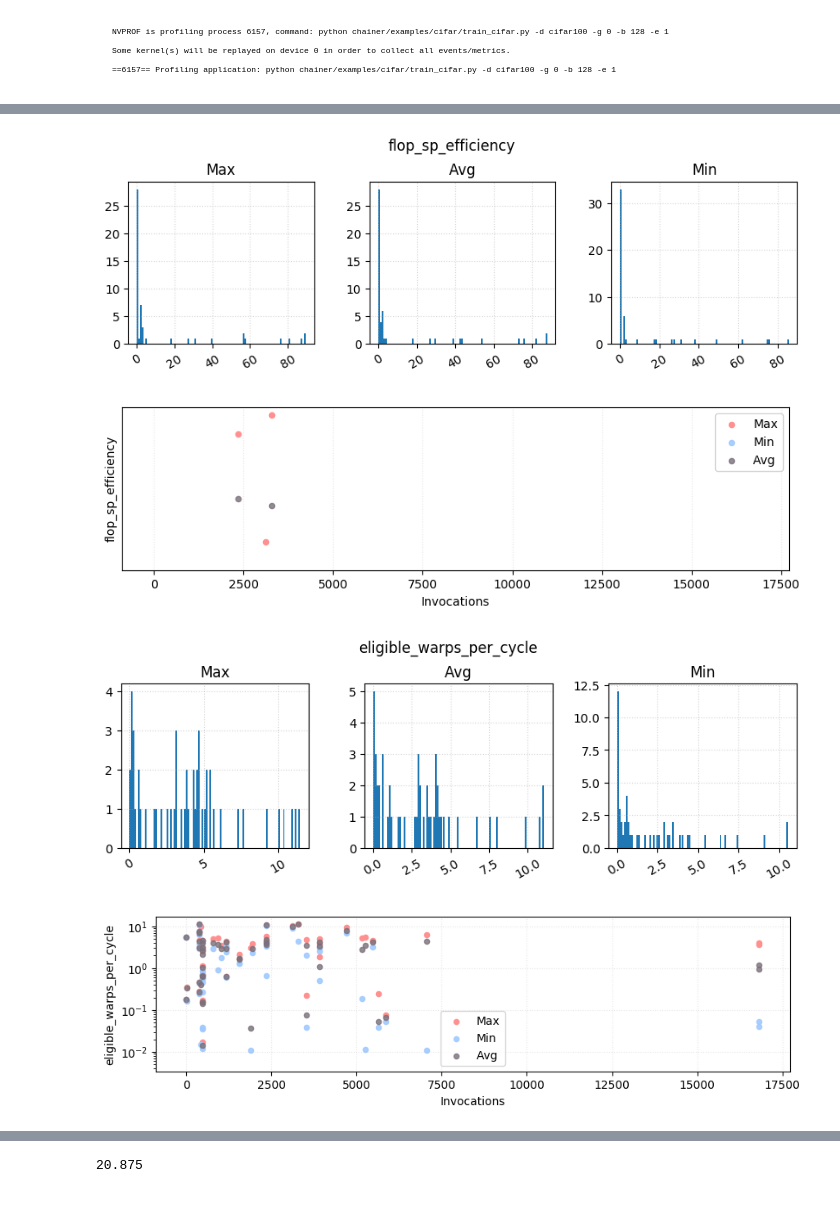
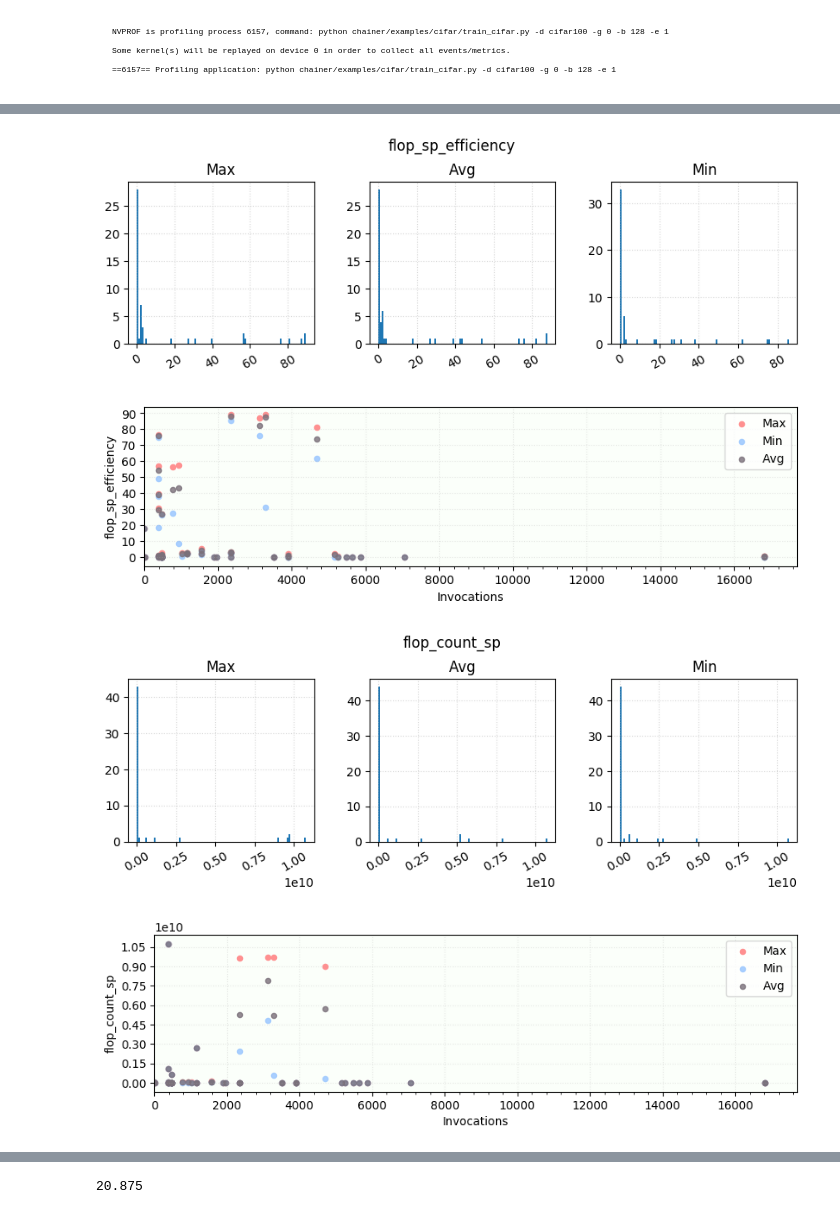
Before and after one commit to pyotr777/mlbenchmarks, a Jupyter notebook: Chainer/mouse_cifar_b128_metrics.ipynb, the cells around one changed output, grey strips where cells are left out. Cells and saved outputs as stored; diff of their text form; code cells hidden in the pictures.

```diff
--- a/Chainer/mouse_cifar_b128_metrics.ipynb
+++ b/Chainer/mouse_cifar_b128_metrics.ipynb
@@ -91,8 +102,13 @@ def plotDistribution(df,metric):
     dfm.plot.scatter(x="Invocations",y='Min',ax=ax, color = '#a0caff',label ='Min',alpha=0.9)
     dfm.plot.scatter(x="Invocations",y='Avg',ax=ax, color = '#7a707a',label ='Avg',alpha=0.8)
 
+    ax.set_facecolor("#fbfffa")
     ax.set_ylabel(metric)
-    ax.set_yscale("log", nonposy='clip')
+    ax.yaxis.set_major_locator(matplotlib.ticker.MaxNLocator(10))
+    ax.xaxis.set_major_locator(matplotlib.ticker.MaxNLocator(10))
+    ax.xaxis.set_minor_locator(matplotlib.ticker.MaxNLocator(50))
+    #ax.set_yscale("log", nonposy='clip')
+    ax.set_xlim(left=0)
     ax.grid('on', alpha=0.3, ls=":" )
 # %%
 plotDistribution(nvprof,"achieved_occupancy")
@@ -103,9 +119,9 @@ plotDistribution(nvprof,"achieved_occupancy")
 plotDistribution(nvprof,"flop_sp_efficiency")
 # %% [output]
 [figure]
-[figure, old version]
+[figure, new version]
 # %%
-plotDistribution(nvprof,"eligible_warps_per_cycle")
+plotDistribution(nvprof,"flop_count_sp")
 # %% [output]
-[figure, old version]
+[figure, new version]
-[figure, old version]
+[figure, new version]
```
Also changed, not shown: parts of 11 cells of this notebook, 2 other files.
